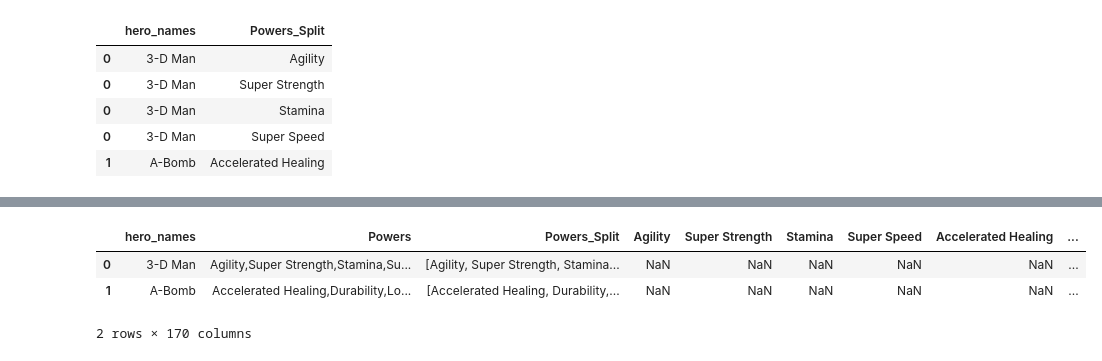
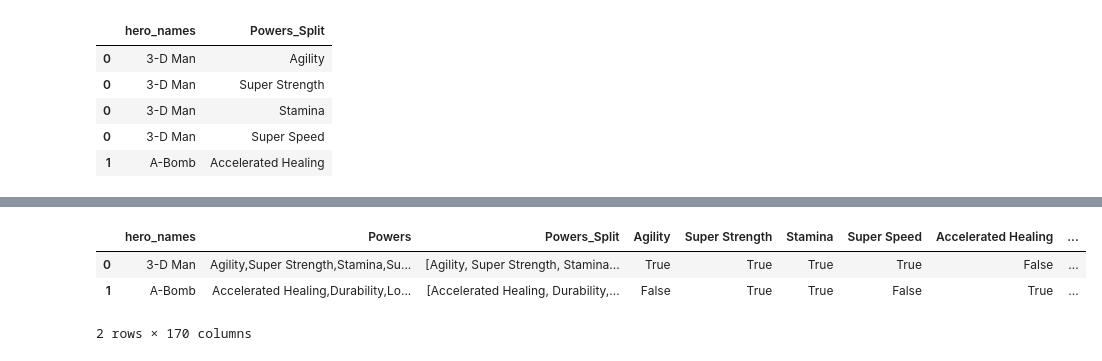
Before and after one commit to dvisionst/Applying_Advanced_Transformations_Core, a Jupyter notebook: advanced_transformations.ipynb, the cells around one changed output, grey strips where cells are left out. Cells and saved outputs as stored; diff of their text form; code cells hidden in the pictures.

```diff
--- a/advanced_transformations.ipynb
+++ b/advanced_transformations.ipynb
@@ -236,11 +243,11 @@ array(['Agility', 'Super Strength', 'Stamina', 'Super Speed',
 # %%
 # looping through the new_columns list in order to created the actual new columns
 
 for col in new_columns:
-    df2[col] = df2['Powers_Split'].str.contains(col)
+    df2[col] = df2['Powers'].str.contains(col)
 df2.head(2)
 # %% [output]
 |  | hero_names | Powers | Powers_Split | Agility | Super Strength | Stamina | Super Speed | Accelerated Healing | ... |
-| 0 | 3-D Man | Agility,Super Strength,Stamina,Su... | [Agility, Super Strength, Stamina... | NaN | NaN | NaN | NaN | NaN | ... |
-| 1 | A-Bomb | Accelerated Healing,Durability,Lo... | [Accelerated Healing, Durability,... | NaN | NaN | NaN | NaN | NaN | ... |
+| 0 | 3-D Man | Agility,Super Strength,Stamina,Su... | [Agility, Super Strength, Stamina... | True | True | True | True | False | ... |
+| 1 | A-Bomb | Accelerated Healing,Durability,Lo... | [Accelerated Healing, Durability,... | False | True | True | False | True | ... |
 2 rows × 170 columns
```
Also changed, not shown: parts of 10 cells of this notebook.
